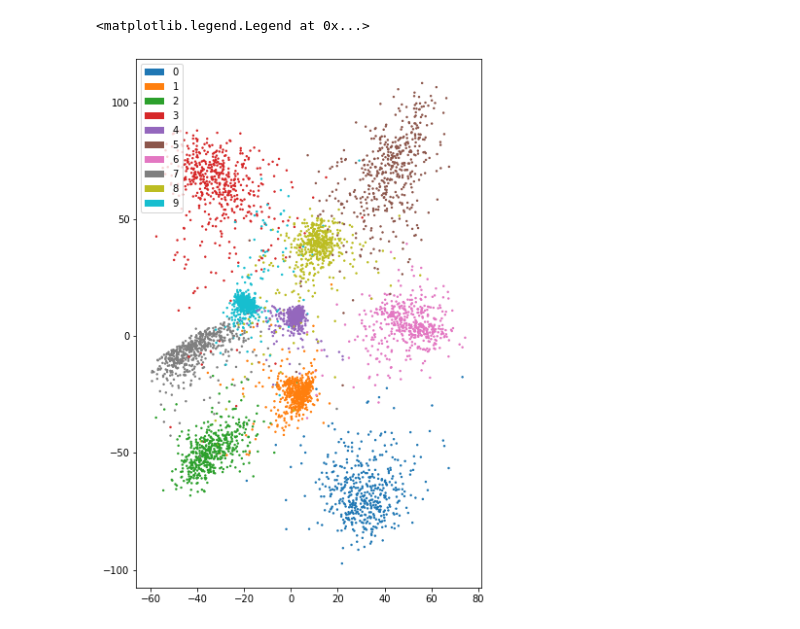
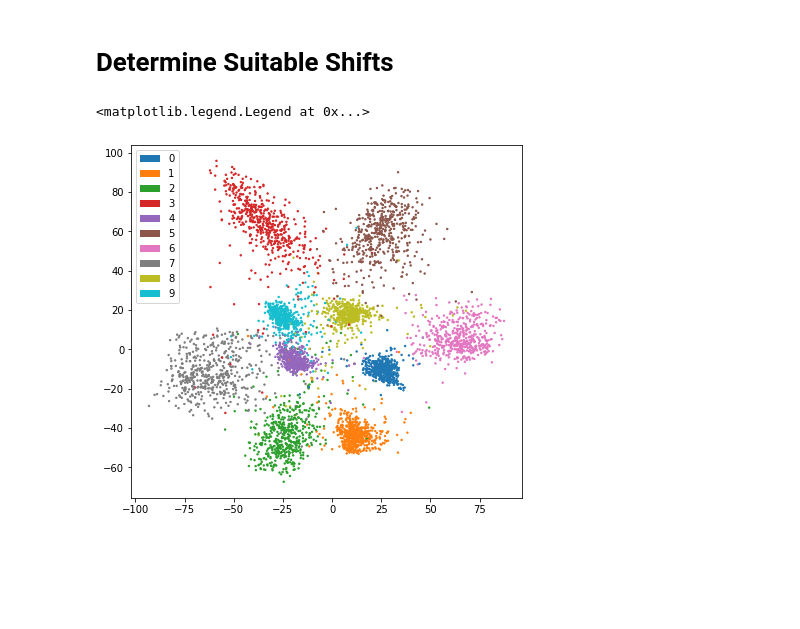
Before and after one commit to einbandi/ptsne-pytorch, a Jupyter notebook: mnist-manipulation.ipynb, the cells around one changed output. Drawn from its saved outputs; the diff is of its cells as text; code cells hidden in the pictures; blank space fills up the shorter version.

```diff
--- a/mnist-manipulation.ipynb
+++ b/mnist-manipulation.ipynb
@@ -115,3 +121,3 @@ def test(model, device, test_loader, criterion):
 # %%
 net = Net()
-#net = net.load_state_dict(torch.load('models/mnist-test-model.pt'))
+net.load_state_dict(torch.load('models/mnist-before.pt'))
@@ -142,9 +157,17 @@ torch.save(net.state_dict(), 'models/mnist-test-model.pt')
 # %%
+net.eval()
 with torch.no_grad():
-    out = []
+    logits_train = []
     for data, targets in trainloader_noshuffle:
         data = data.cuda()
-        out.append(net(data))
-outputs = torch.cat(out).cpu()
+        logits_train.append(net(data).detach().cpu())
+logits_train = torch.cat(logits_train)
+
+with torch.no_grad():
+    logits_test = []
+    for data, targets in testloader:
+        data = data.cuda()
+        logits_test.append(net(data).detach().cpu())
+logits_test = torch.cat(logits_test)
 # %%
 ptsne = ParametricTSNE(10, 2, 50, use_cuda=True, hidden_layer_dims=[300,100], alpha=1)
@@ -151,5 +175,5 @@ ptsne = ParametricTSNE(10, 2, 50, use_cuda=True, hidden_layer_dims=[300,100], al
 # %%
 #ptsne.fit(outputs, pretrain=True,verbose=True)
-ptsne.fit(outputs[::12], pretrain=True, verbose=True)
+ptsne.fit(logits_train[::12], pretrain=True, verbose=True)
 # %% [output]
 Calculating PCA
@@ -186,16 +198,22 @@ projected = ptsne(outputs.cuda()).detach().cpu()
+# %%
+ptsne.eval()
+projected_train = ptsne(logits_train.cuda()).detach().cpu()
+projected_test = ptsne(logits_test.cuda()).detach().cpu()
+# %% [markdown]
+# Determine Suitable Shifts
 # %%
 from matplotlib import pyplot as plt
 import matplotlib.patches as mpatches
 # %%
-fig = plt.figure(figsize=(20, 10))
+fig = plt.figure(figsize=(7,7))
 ax = fig.add_subplot(111)
 colors = [plt.cm.tab10.colors[i] for i in mnist_train.targets[::12]]
-ax.scatter(projected[::12,0], projected[::12,1], c=colors, s=2)
+ax.scatter(projected_train[::12,0], projected_train[::12,1], c=colors, s=2)
 ax.set_aspect(1)
 recs = []
 for i in range(0,10):
     recs.append(mpatches.Rectangle((0,0),1,1,fc=plt.cm.tab10.colors[i]))
 ax.legend(recs,list(range(10)),loc=2)
 # %% [output]
 <matplotlib.legend.Legend at 0x...>
-[figure, old version]
+[figure, new version]
```
Also changed, not shown: parts of 34 cells of this notebook, 2 other files.
